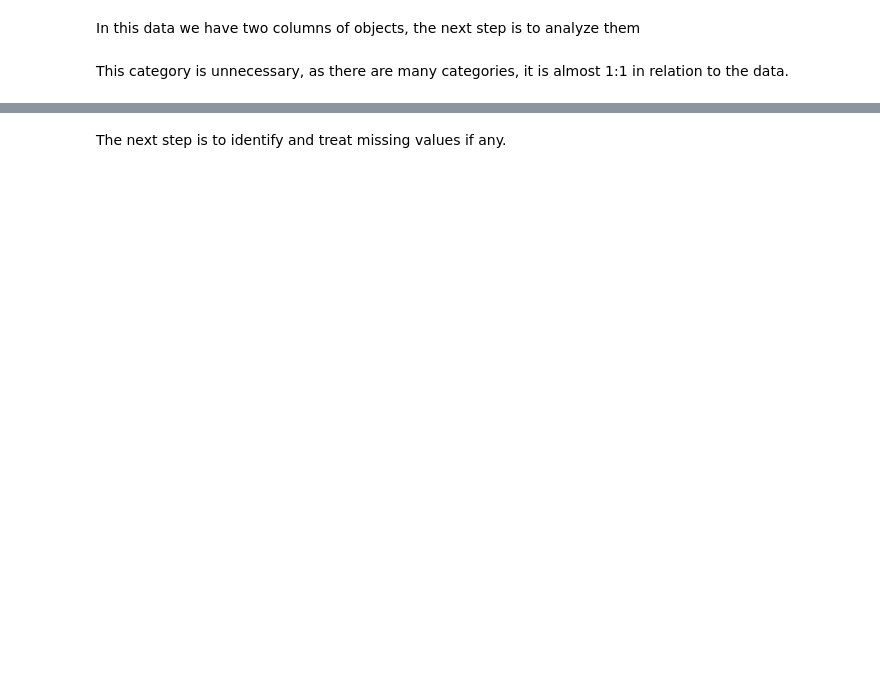
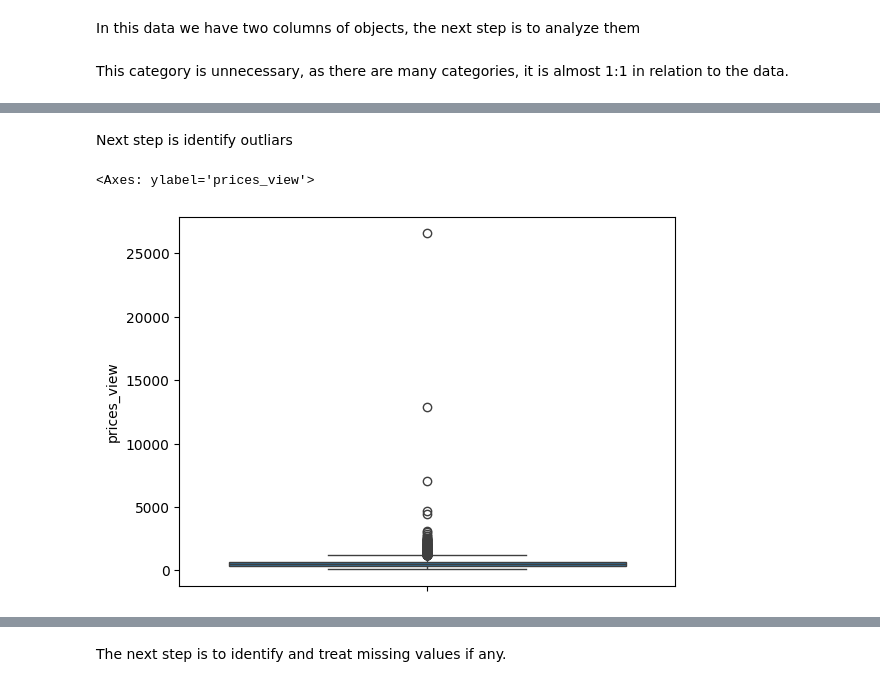
Before and after one commit to LeonardoMBarca/machine-learning-projects, a Jupyter notebook: simple property price forecast/jupyter_notebooks/EDA.ipynb, the cells around one changed output, grey strips where cells are left out. Drawn from its saved outputs; the diff is of its cells as text; code cells hidden in the pictures; blank space fills up the shorter version.

```diff
--- a/simple property price forecast/jupyter_notebooks/EDA.ipynb
+++ b/simple property price forecast/jupyter_notebooks/EDA.ipynb
@@ -76,3 +143,10 @@ df["city"].value_counts().count()
+# %% [markdown]
+Next step is identify outliars
+# %%
+sns.boxplot(df["prices_view"])
+# %% [output]
+<Axes: ylabel='prices_view'>
+[figure, added]
 # %%
 df.describe().T.style.background_gradient(cmap='viridis')
 # %% [output]
```
Also changed, not shown: parts of 23 cells of this notebook.
